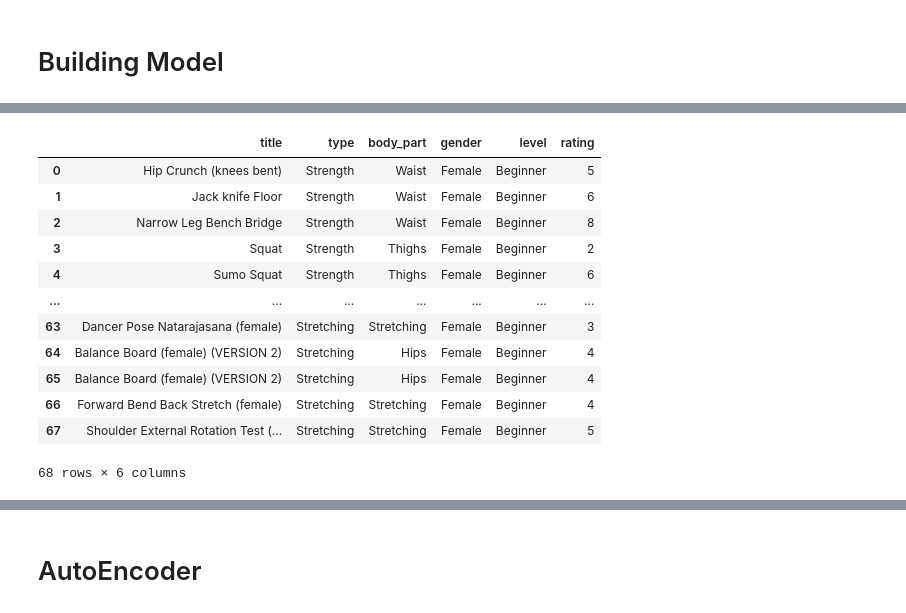
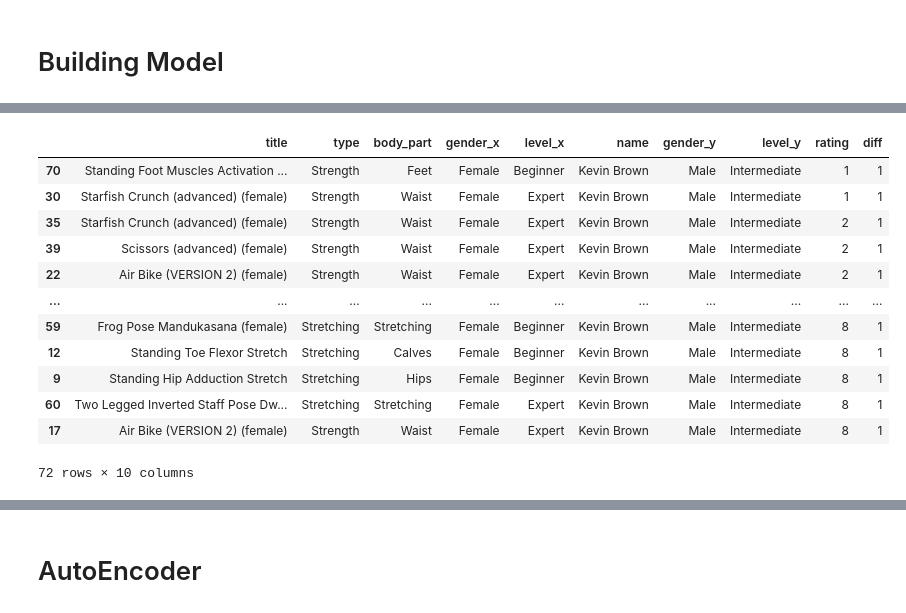
Before and after one commit to CH2-PS020-FitSync/CH2-PS020-ML, a Jupyter notebook: model/Workout-Recommender.ipynb, the cells around one changed output, grey strips where cells are left out. Cells and saved outputs as stored; diff of their text form; code cells hidden in the pictures.

```diff
--- a/model/Workout-Recommender.ipynb
+++ b/model/Workout-Recommender.ipynb
@@ -35,6 +47,11 @@ df_workout.drop(
     ['desc', 'jpg', 'gif', 'duration.desc', 'duration.min', 'duration.rep', 'duration.set', 'duration.sec'],
     axis=1, inplace=True
 )
+
+df_workout.drop(
+    df_workout[df_workout.level == 'Beginner'].sample(frac=.8).index,
+    inplace=True
+)
 # %%
 # Dummy User
 
@@ -64,10 +81,11 @@ for name in df_user.name:
     u_gender = user.gender.values[0]
 
     for _ in range(randint(20, 100)):
-        workout = df_workout[df_workout.gender == u_gender].sample(1)
+        workout_det_level = df_workout[(df_workout.gender == 'Female') & (random() < 0.4 or df_workout.level == 'Expert')]
+        workout = workout_det_level.sample(1)
         w_level = level.index(workout.level.values[0])
         diff = abs(u_level - w_level)
-        rating = randint(5, 10) - (randint(2, 5) if diff > 1 else randint(1, 3) if diff else randint(0, 1))
+        rating = max(0, randint(5, 10) - (randint(3, 6) if diff > 1 else randint(2, 4) if diff else randint(0, 1)))
 
         df_hist.append(
             {
@@ -75,7 +93,8 @@ for name in df_user.name:
                 'gender': user.gender.values[0],
                 'title': workout.title.values[0],
                 'level': user.level.values[0],
-                'rating': rating
+                'rating': rating,
+                'diff': diff
             }
         )
 
@@ -271,10 +288,14 @@ def predict_n(n, name, df_workout, df_hist, df_user):
 
     return top_n_recommended_workout
 # %%
-name = df_user.iloc[:1].name.values[0]
+user = df_user.loc[df_user.level == 'Intermediate'].sample(1)
+name = user.name.values[0]
+gender_work = gender_workout = df_workout[
+    (df_workout.gender == user.gender.values[0]) & (~df_workout.title.isin(df_hist[df_hist.name == name].title))
+]
 n = 10
 
-top_n_prediction = predict_n(n, name, df_workout, df_hist, df_user)
+top_n_prediction = predict_n(n, name, gender_work, df_hist, df_user)
 
 top_n_prediction
 # %% [output]
@@ -321,16 +325,16 @@ df_workout.loc[df_workout.title.isin(top_n_prediction)]
 # %%
-pd.merge(df_workout.loc[df_workout.title.isin(user_hist.title)], user_hist[['title', 'rating']], on='title')
+pd.merge(df_workout.loc[df_workout.title.isin(user_hist.title)], user_hist, on='title').sort_values('rating')
 # %% [output]
-|  | title | type | body_part | gender | level | rating |
-| 0 | Hip Crunch (knees bent) | Strength | Waist | Female | Beginner | 5 |
-| 1 | Jack knife Floor | Strength | Waist | Female | Beginner | 6 |
-| 2 | Narrow Leg Bench Bridge | Strength | Waist | Female | Beginner | 8 |
-| 3 | Squat | Strength | Thighs | Female | Beginner | 2 |
-| 4 | Sumo Squat | Strength | Thighs | Female | Beginner | 6 |
-| ... | ... | ... | ... | ... | ... | ... |
-| 63 | Dancer Pose Natarajasana (female) | Stretching | Stretching | Female | Beginner | 3 |
-| 64 | Balance Board (female) (VERSION 2) | Stretching | Hips | Female | Beginner | 4 |
-| 65 | Balance Board (female) (VERSION 2) | Stretching | Hips | Female | Beginner | 4 |
-| 66 | Forward Bend Back Stretch (female) | Stretching | Stretching | Female | Beginner | 4 |
-| 67 | Shoulder External Rotation Test (... | Stretching | Stretching | Female | Beginner | 5 |
+|  | title | type | body_part | gender_x | level_x | name | gender_y | level_y | rating | diff |
+| 70 | Standing Foot Muscles Activation ... | Strength | Feet | Female | Beginner | Kevin Brown | Male | Intermediate | 1 | 1 |
+| 30 | Starfish Crunch (advanced) (female) | Strength | Waist | Female | Expert | Kevin Brown | Male | Intermediate | 1 | 1 |
+| 35 | Starfish Crunch (advanced) (female) | Strength | Waist | Female | Expert | Kevin Brown | Male | Intermediate | 2 | 1 |
+| 39 | Scissors (advanced) (female) | Strength | Waist | Female | Expert | Kevin Brown | Male | Intermediate | 2 | 1 |
+| 22 | Air Bike (VERSION 2) (female) | Strength | Waist | Female | Expert | Kevin Brown | Male | Intermediate | 2 | 1 |
+| ... | ... | ... | ... | ... | ... | ... | ... | ... | ... | ... |
+| 59 | Frog Pose Mandukasana (female) | Stretching | Stretching | Female | Beginner | Kevin Brown | Male | Intermediate | 8 | 1 |
+| 12 | Standing Toe Flexor Stretch | Stretching | Calves | Female | Beginner | Kevin Brown | Male | Intermediate | 8 | 1 |
+| 9 | Standing Hip Adduction Stretch | Stretching | Hips | Female | Beginner | Kevin Brown | Male | Intermediate | 8 | 1 |
+| 60 | Two Legged Inverted Staff Pose Dw... | Stretching | Stretching | Female | Expert | Kevin Brown | Male | Intermediate | 8 | 1 |
+| 17 | Air Bike (VERSION 2) (female) | Strength | Waist | Female | Expert | Kevin Brown | Male | Intermediate | 8 | 1 |
-68 rows × 6 columns
+72 rows × 10 columns
```
Also changed, not shown: parts of 15 cells of this notebook.
